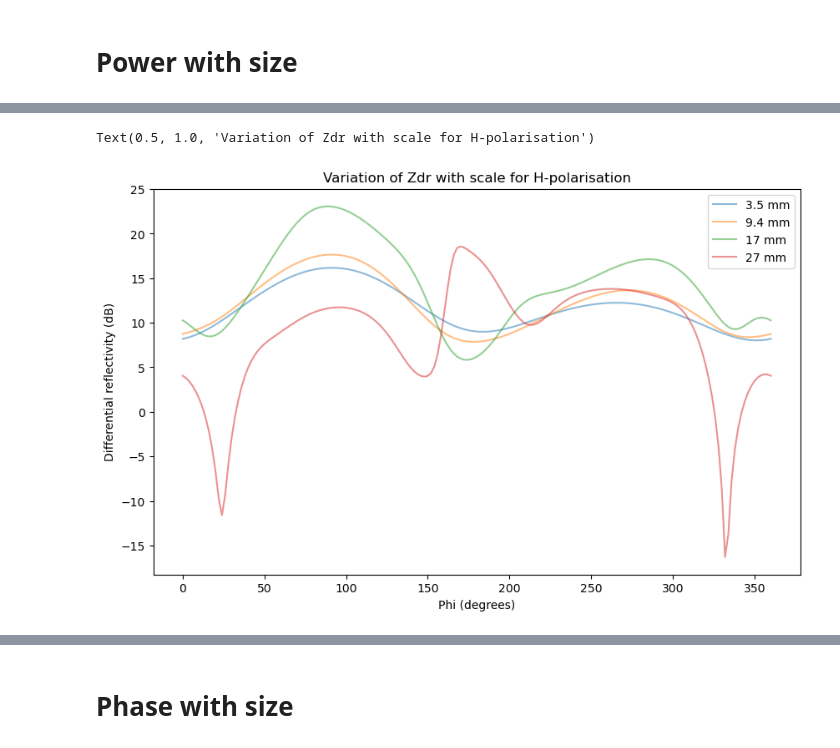
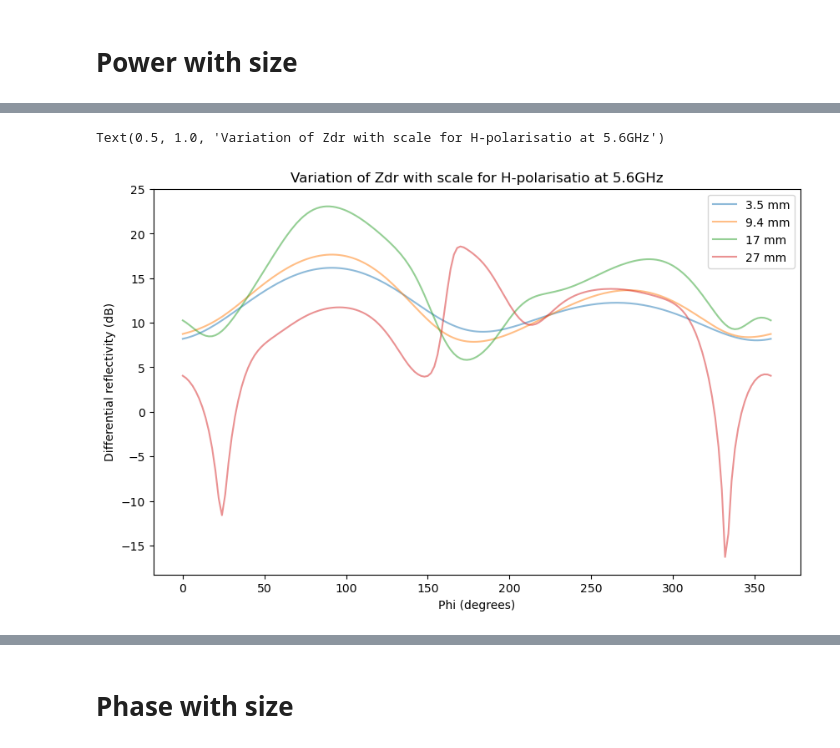
Before and after one commit to TommyMatthews/WIPL-python-analysis, a Jupyter notebook: End_of_Bernard_phase_one/size_analysis.ipynb, the cells around one changed output, grey strips where cells are left out. Saved outputs shown, nothing was run; the diff lists cells and outputs as text; code cells hidden in the pictures.

```diff
--- a/End_of_Bernard_phase_one/size_analysis.ipynb
+++ b/End_of_Bernard_phase_one/size_analysis.ipynb
@@ -153,23 +153,23 @@ Text(0.5, 1.0, 'Variation of normalised scattered power V channel with Moth Scal
 # %%
 pol = 'H'
 
 
 for scale, length in zip(['0206', '0553', '1000', '1588'], [3.5, 9.4, 17, 27]):
     dp = DualPol(results_dict['H'][scale], results_dict['V'][scale], read_from_df=True)
     dp._calculate_differential_reflectivity()
 
     plt.plot(df_bernard['phi'], dp.differential_reflectivity, label=f'{length} mm', linestyle = '-', alpha=0.5)
 
 
 fig = plt.gcf()
 fig.set_size_inches(10, 6)
 plt.legend()
 plt.xlabel('Phi (degrees)')
 plt.ylabel('Differential reflectivity (dB)')
-plt.title(f'Variation of Zdr with scale for {pol}-polarisation')
+plt.title(f'Variation of Zdr with scale for {pol}-polarisatio at 5.6GHz')
 # %% [output]
-Text(0.5, 1.0, 'Variation of Zdr with scale for H-polarisation')
+Text(0.5, 1.0, 'Variation of Zdr with scale for H-polarisatio at 5.6GHz')
-[figure, old version]
+[figure, new version]
 # %%
 pol = 'H'
 
```
Also changed, not shown: parts of 4 cells of this notebook, 2 other files.
